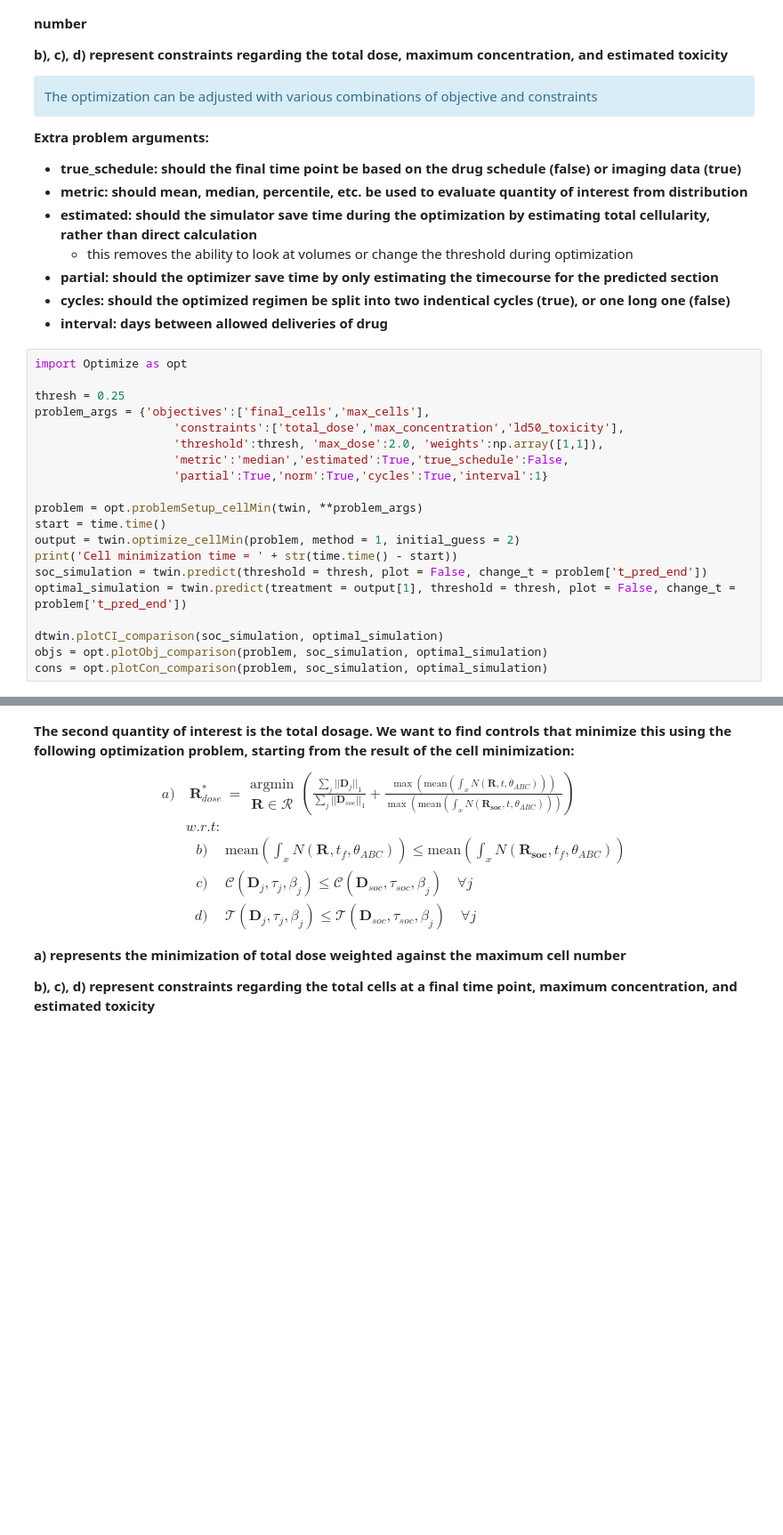
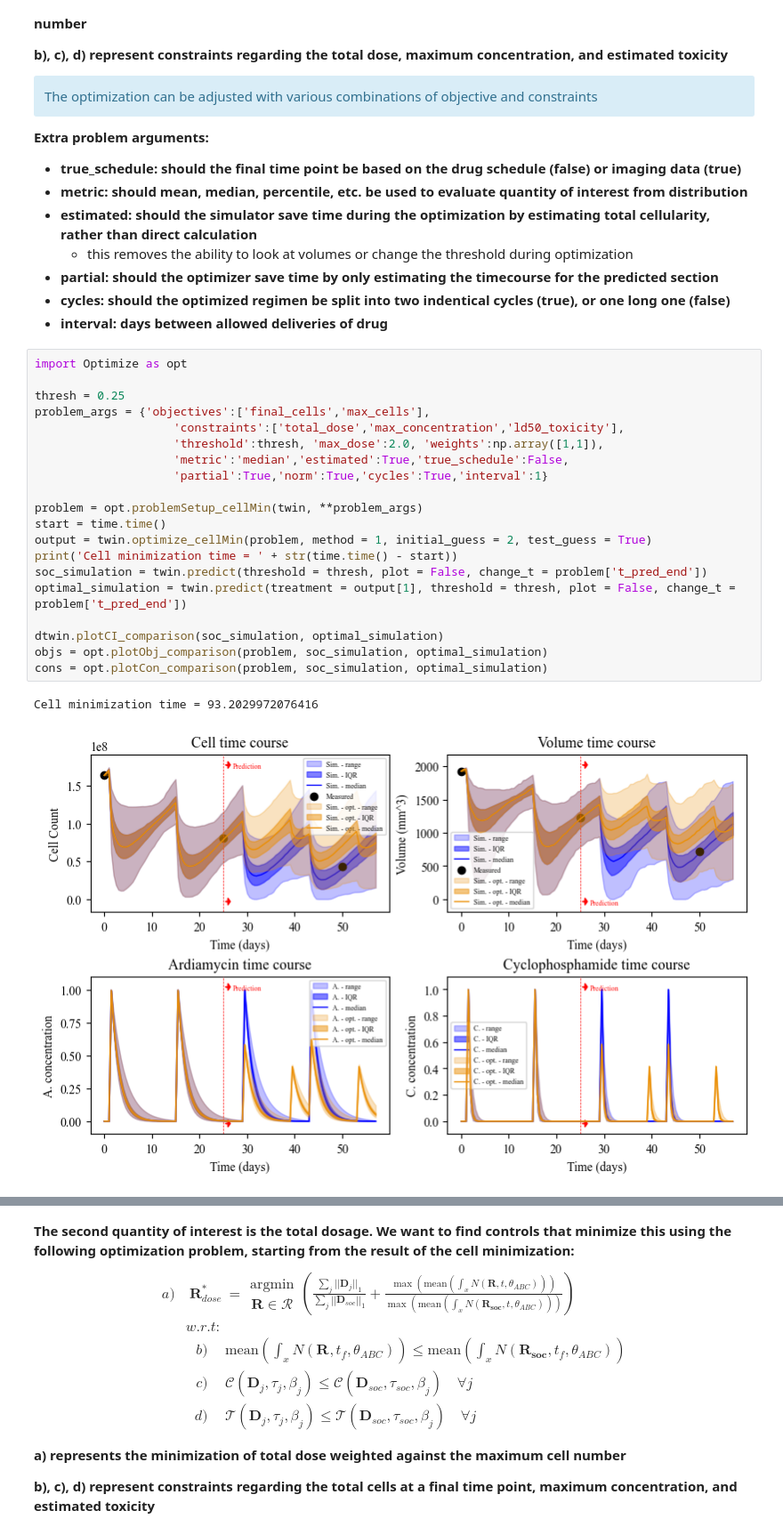
Before and after one commit to cchristenson2/TNBC_DigitalTwins, a Jupyter notebook: Examples/DigitalTwin_example.ipynb, the cells around one changed output, grey strips where cells are left out. Shown at 89% size. Cells and saved outputs as stored; diff of their text form; blank space fills up the shorter version.

```diff
--- a/Examples/DigitalTwin_example.ipynb
+++ b/Examples/DigitalTwin_example.ipynb
@@ -152,20 +169,23 @@ The optimization can be adjusted with various combinations of objective and cons
 # %%
 import Optimize as opt
 
 thresh = 0.25
 problem_args = {'objectives':['final_cells','max_cells'],
                     'constraints':['total_dose','max_concentration','ld50_toxicity'],
                     'threshold':thresh, 'max_dose':2.0, 'weights':np.array([1,1]),
                     'metric':'median','estimated':True,'true_schedule':False,
                     'partial':True,'norm':True,'cycles':True,'interval':1}
 
 problem = opt.problemSetup_cellMin(twin, **problem_args)
 start = time.time()
-output = twin.optimize_cellMin(problem, method = 1, initial_guess = 2)
+output = twin.optimize_cellMin(problem, method = 1, initial_guess = 2, test_guess = True)
 print('Cell minimization time = ' + str(time.time() - start))
 soc_simulation = twin.predict(threshold = thresh, plot = False, change_t = problem['t_pred_end'])
 optimal_simulation = twin.predict(treatment = output[1], threshold = thresh, plot = False, change_t = problem['t_pred_end'])
 
 dtwin.plotCI_comparison(soc_simulation, optimal_simulation)
 objs = opt.plotObj_comparison(problem, soc_simulation, optimal_simulation)
 cons = opt.plotCon_comparison(problem, soc_simulation, optimal_simulation)
+# %% [output]
+Cell minimization time = 93.2029972076416
+[figure, added]
```
Also changed, not shown: parts of 6 cells of this notebook, 2 other files.
